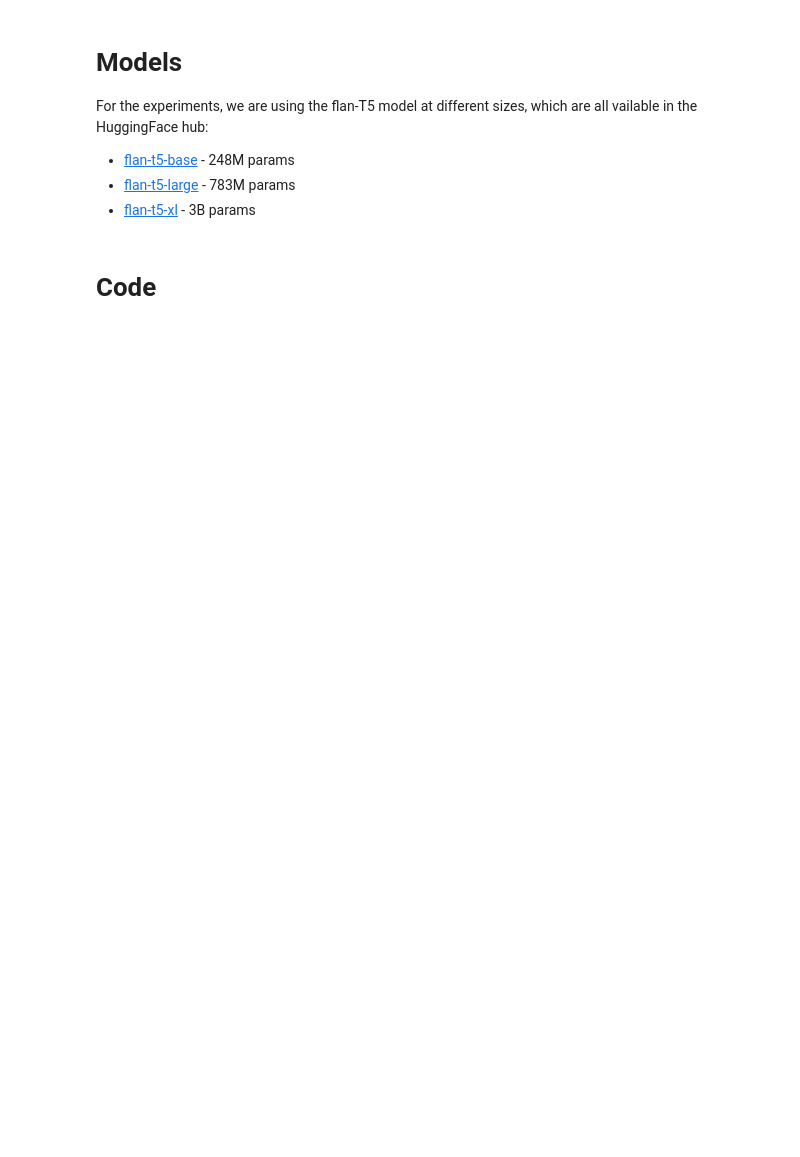
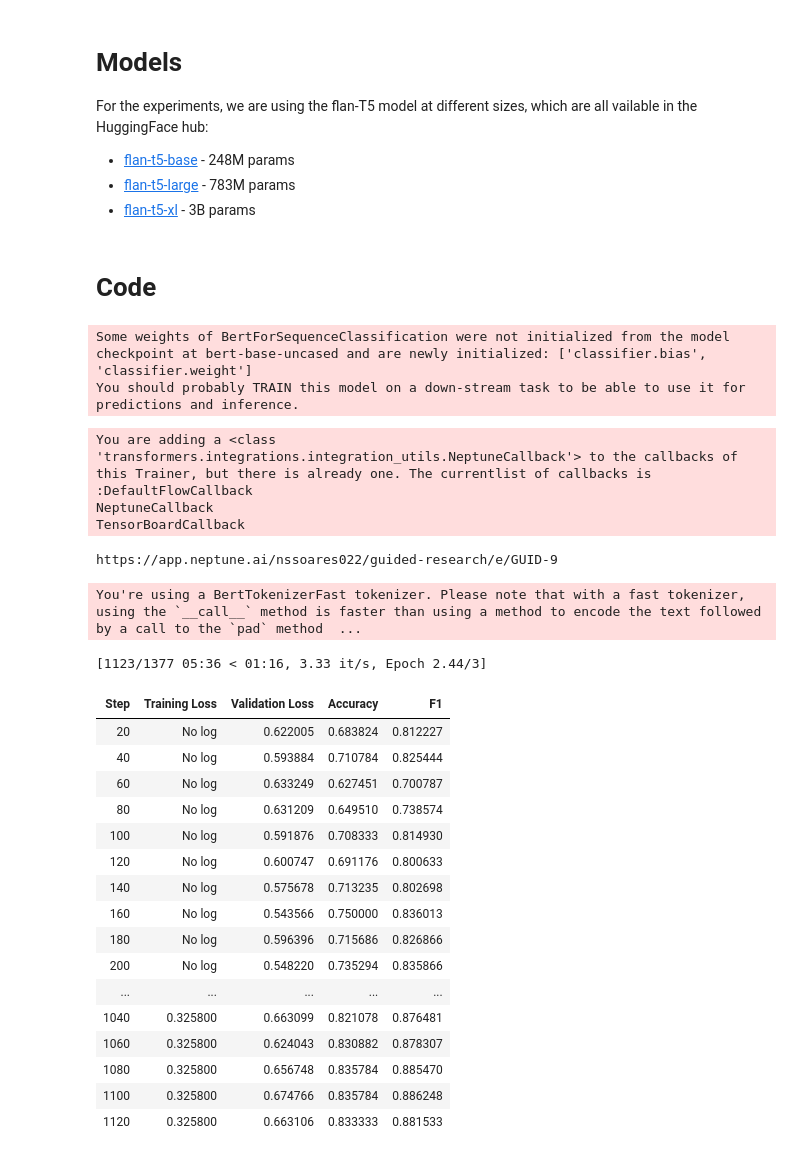
Before and after one commit to natalisso/guided_research, a Jupyter notebook: Test_Taining_w_Neptune.ipynb, the cells around one changed output. Cells and saved outputs as stored; diff of their text form; code cells hidden in the pictures; blank space fills up the shorter version.

Commit message:
Add training w Neptune track

```diff
--- a/Test_Taining_w_Neptune.ipynb
+++ b/Test_Taining_w_Neptune.ipynb
@@ -171,10 +198,53 @@ model = AutoModelForSeq2SeqLM.from_pretrained(model_checkpoint)
+# %%
+# Preprocess the raw dataset
+tokenized_datasets = dataset.map(tokenize_function, batched=True)
+data_collator = DataCollatorWithPadding(tokenizer=tokenizer)
+# %%
+# Initialize the trainer
+training_args = TrainingArguments(output_dir="./Checkpoints"
+                                  ,evaluation_strategy="steps",
+                                  eval_steps=20,)
+# %%
+model = AutoModelForSequenceClassification.from_pretrained(model_checkpoint, num_labels=2)
+# %% [output]
+Some weights of BertForSequenceClassification were not initialized from the model checkpoint at bert-base-uncased and are newly initialized: ['classifier.bias', 'classifier.weight']
+You should probably TRAIN this model on a down-stream task to be able to use it for predictions and inference.
 # %%
-# trainer = Seq2SeqTrainer(
-#     model,
-#     args,
-#     train_dataset=dataset["train"],
-#     eval_dataset=dataset["validation"],
-#     data_collator=data_collator,
-#     tokenizer=tokenizer,
-#     compute_metrics=compute_metrics
-# )
+trainer = Trainer(
+    model,
+    training_args,
+    callbacks=[neptune_callback],
+    train_dataset=tokenized_datasets["train"],
+    eval_dataset=tokenized_datasets["validation"],
+    data_collator=data_collator,
+    tokenizer=tokenizer,
+    compute_metrics=compute_metrics,
+)
+# %% [output]
+You are adding a <class 'transformers.integrations.integration_utils.NeptuneCallback'> to the callbacks of this Trainer, but there is already one. The currentlist of callbacks is
+:DefaultFlowCallback
+NeptuneCallback
+TensorBoardCallback
+# %%
+trainer.train()
+# %% [output]
+https://app.neptune.ai/nssoares022/guided-research/e/GUID-9
+You're using a BertTokenizerFast tokenizer. Please note that with a fast tokenizer, using the `__call__` method is faster than using a method to encode the text followed by a call to the `pad` method  ...
+[1123/1377 05:36 < 01:16, 3.33 it/s, Epoch 2.44/3]
+| Step | Training Loss | Validation Loss | Accuracy | F1 |
+| 20 | No log | 0.622005 | 0.683824 | 0.812227 |
+| 40 | No log | 0.593884 | 0.710784 | 0.825444 |
+| 60 | No log | 0.633249 | 0.627451 | 0.700787 |
+| 80 | No log | 0.631209 | 0.649510 | 0.738574 |
+| 100 | No log | 0.591876 | 0.708333 | 0.814930 |
+| 120 | No log | 0.600747 | 0.691176 | 0.800633 |
+| 140 | No log | 0.575678 | 0.713235 | 0.802698 |
+| 160 | No log | 0.543566 | 0.750000 | 0.836013 |
+| 180 | No log | 0.596396 | 0.715686 | 0.826866 |
+| 200 | No log | 0.548220 | 0.735294 | 0.835866 |
+| ... | ... | ... | ... | ... |
+| 1040 | 0.325800 | 0.663099 | 0.821078 | 0.876481 |
+| 1060 | 0.325800 | 0.624043 | 0.830882 | 0.878307 |
+| 1080 | 0.325800 | 0.656748 | 0.835784 | 0.885470 |
+| 1100 | 0.325800 | 0.674766 | 0.835784 | 0.886248 |
+| 1120 | 0.325800 | 0.663106 | 0.833333 | 0.881533 |
```
Also changed, not shown: parts of 31 cells of this notebook.
